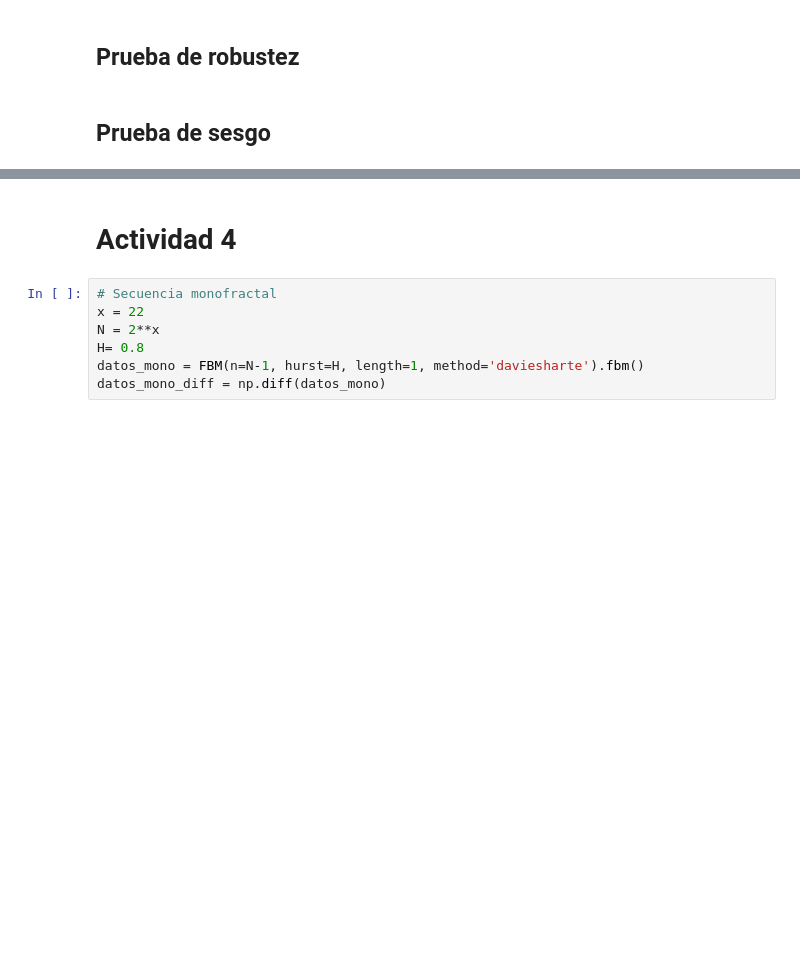
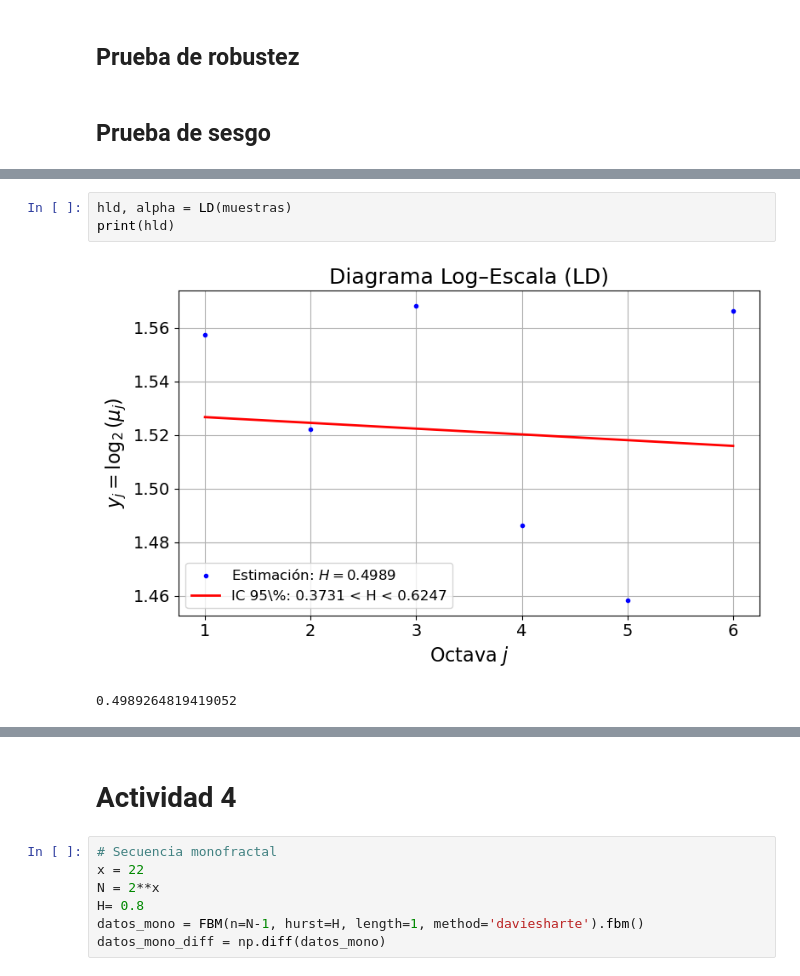
Before and after one commit to aalejoz25/LRD_y_multifractales, a Jupyter notebook: code.ipynb, the cells around one changed output, grey strips where cells are left out. Saved outputs shown, nothing was run; the diff lists cells and outputs as text; blank space fills up the shorter version.

```diff
--- a/code.ipynb
+++ b/code.ipynb
@@ -615,3 +622,9 @@ muestras = np.random.randint(valor_minimo, valor_maximo + 1, size=numero_de_mues
+# %%
+hld, alpha = LD(muestras)
+print(hld)
+# %% [output]
+[figure, added]
+0.4989264819419052
 # %%
 print(f"Algunas muestras generadas (primeras 20): {muestras[:20]}")
 print(f"Valor mínimo generado: {np.min(muestras)}")
```
Also changed, not shown: parts of 23 cells of this notebook, 2 other files.
